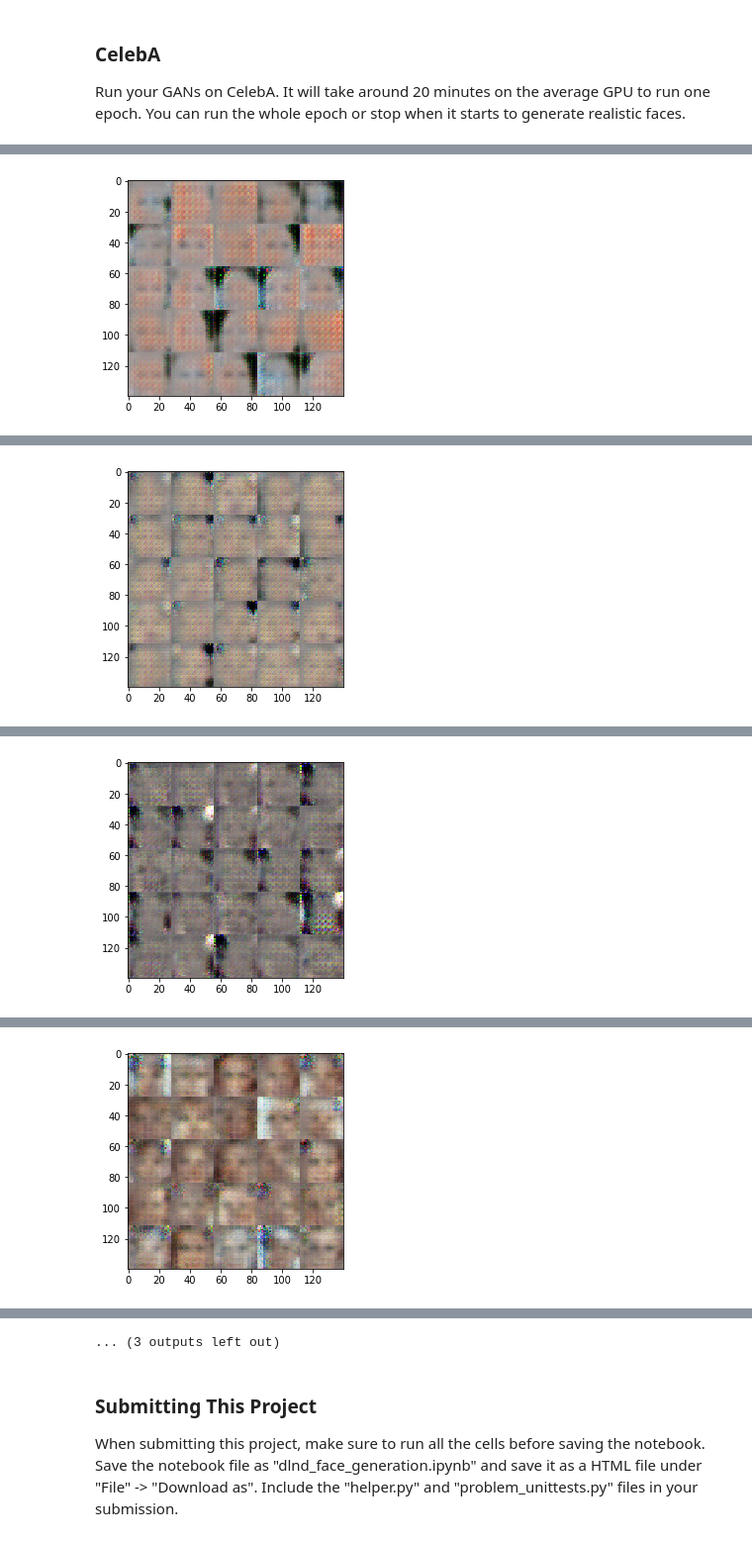
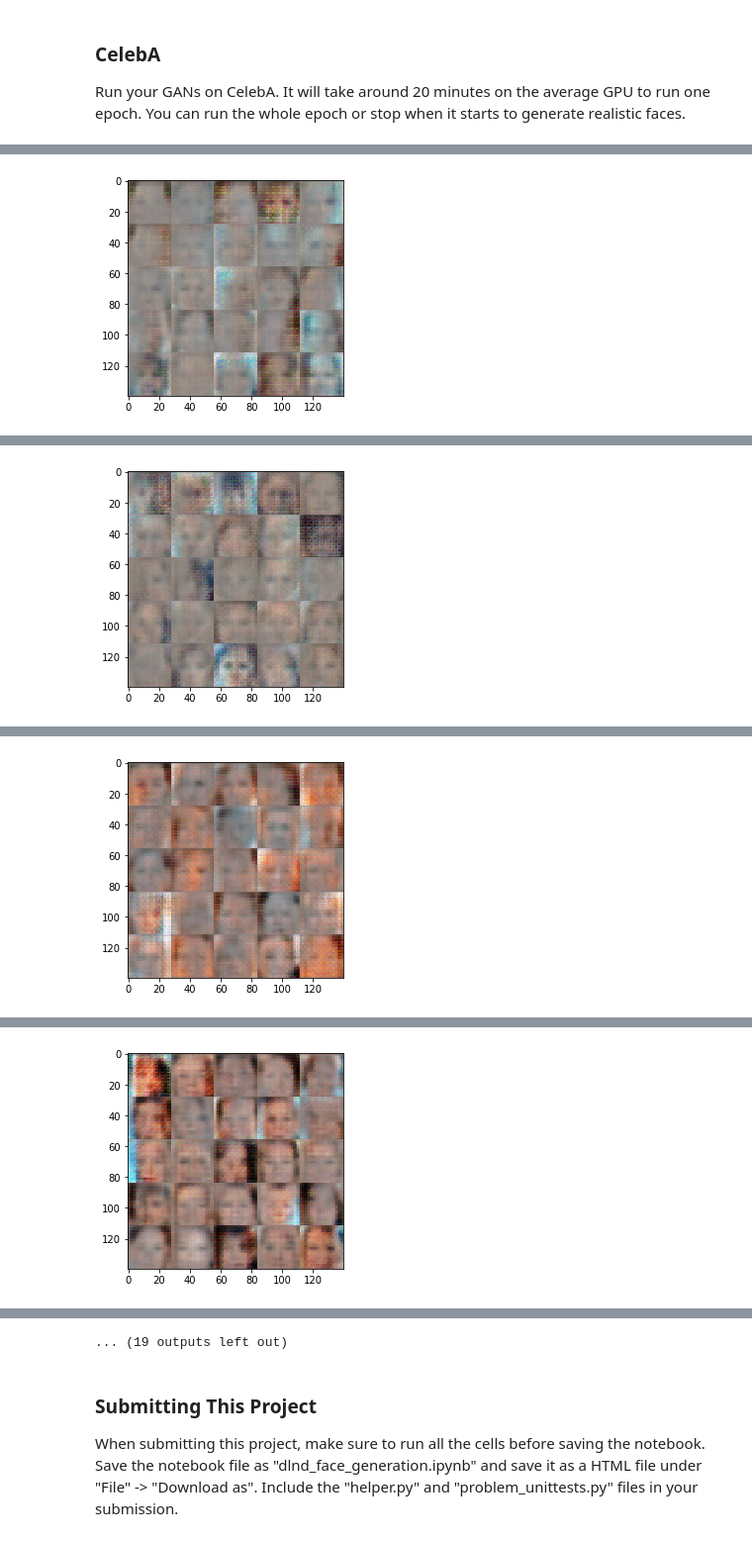
Before and after one commit to karsheng/face-generation, a Jupyter notebook: dlnd_face_generation.ipynb, the cells around one changed output, grey strips where cells are left out. Shown at 99% size. Cells and saved outputs as stored; diff of their text form; code cells hidden in the pictures.

```diff
--- a/dlnd_face_generation.ipynb
+++ b/dlnd_face_generation.ipynb
@@ -356,13 +356,13 @@ def train(epoch_count, batch_size, z_dim, learning_rate, beta1, get_batches, dat
                 batch_z = np.random.uniform(-1, 1, size=(batch_size, z_dim))
 
                 # Run optimizers
-                _ = sess.run(d_opt, feed_dict={input_real: batch_images, input_z: batch_z})
+                _ = sess.run(d_opt, feed_dict={input_real: batch_images*2, input_z: batch_z})
                 _ = sess.run(g_opt, feed_dict={input_z: batch_z})
 
 
                 if steps % print_every == 0:
                     # At the end of each epoch, get the losses and print them out
-                    train_loss_d = d_loss.eval({input_z: batch_z, input_real: batch_images})
+                    train_loss_d = d_loss.eval({input_z: batch_z, input_real: batch_images*2})
                     train_loss_g = g_loss.eval({input_z: batch_z})
 
                     print("Epoch {}/{}...".format(epoch_i + 1, epochs),
@@ -462,10 +462,10 @@ Epoch 2/2... Discriminator Loss: 1.2531... Generator Loss: 0.5132
 ### CelebA
 Run your GANs on CelebA.  It will take around 20 minutes on the average GPU to run one epoch.  You can run the whole epoch or stop when it starts to generate realistic faces.
 # %%
-batch_size = 256
-z_dim = 300
+batch_size = 128
+z_dim = 250
 learning_rate = 0.002
-beta1 = 0.2
+beta1 = 0.1
 
 
 """
@@ -502 +502 @@ Epoch 1/1... Discriminator Loss: 0.4965... Generator Loss: 1.0615
-[figure, old version]
+[figure, new version]
@@ -513 +513 @@ Epoch 1/1... Discriminator Loss: 0.1235... Generator Loss: 2.5820
-[figure, old version]
+[figure, new version]
@@ -524 +524 @@ Epoch 1/1... Discriminator Loss: 0.1237... Generator Loss: 3.0740
-[figure, old version]
+[figure, new version]
@@ -535 +535 @@ Epoch 1/1... Discriminator Loss: 1.3069... Generator Loss: 0.9149
-[figure, old version]
+[figure, new version]
@@ -547,4 +547,4 @@ Epoch 1/1... Discriminator Loss: 1.3017... Generator Loss: 0.7556
-... (3 outputs left out)
+... (19 outputs left out)
 # %% [markdown]
 ### Submitting This Project
 When submitting this project, make sure to run all the cells before saving the notebook. Save the notebook file as "dlnd_face_generation.ipynb" and save it as a HTML file under "File" -> "Download as". Include the "helper.py" and "problem_unittests.py" files in your submission.
```
Also changed, not shown: parts of 2 cells of this notebook, 2 other files.
